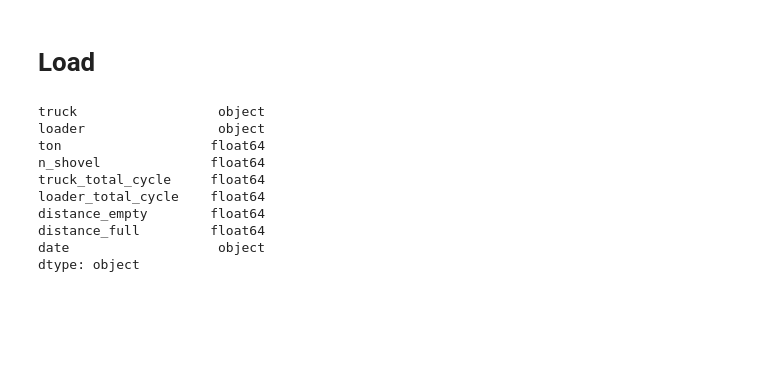
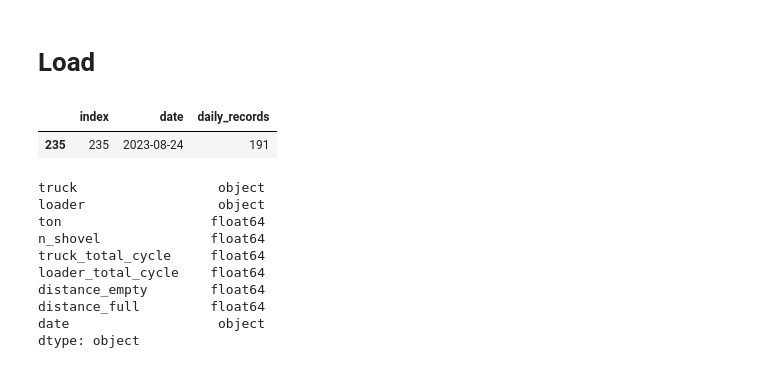
Before and after one commit to sofiachavezb/prueba-tecnica-Andesite, a Jupyter notebook: EDA.ipynb, the cells around one changed output. Saved outputs shown, nothing was run; the diff lists cells and outputs as text; code cells hidden in the pictures; blank space fills up the shorter version.

```diff
--- a/EDA.ipynb
+++ b/EDA.ipynb
@@ -3,6 +3,15 @@
 # %%
 #from ydata_profiling import ProfileReport
 import pandas as pd
 import plotly.express as px
 import plotly.graph_objects as go
+from data import aggregate_daily_records
+
+daily_records = aggregate_daily_records()
+daily_records = daily_records.sort_values(by='date')
+daily_records = daily_records.reset_index()
+daily_records[daily_records['date'] == '2023-08-24']
+# %% [output]
+|  | index | date | daily_records |
+| 235 | 235 | 2023-08-24 | 191 |
 # %%
```
Also changed, not shown: parts of 3 cells of this notebook, 26 other files.
